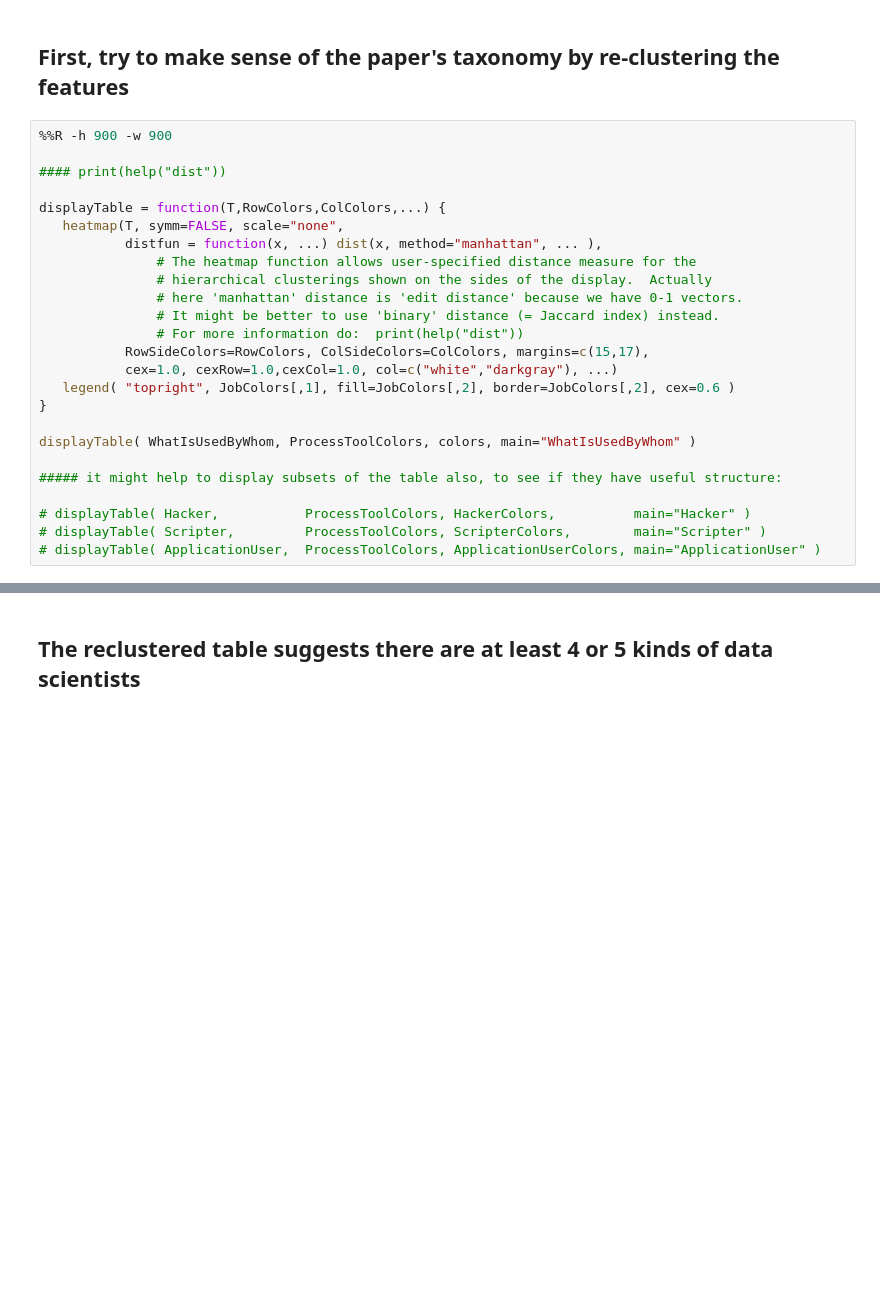
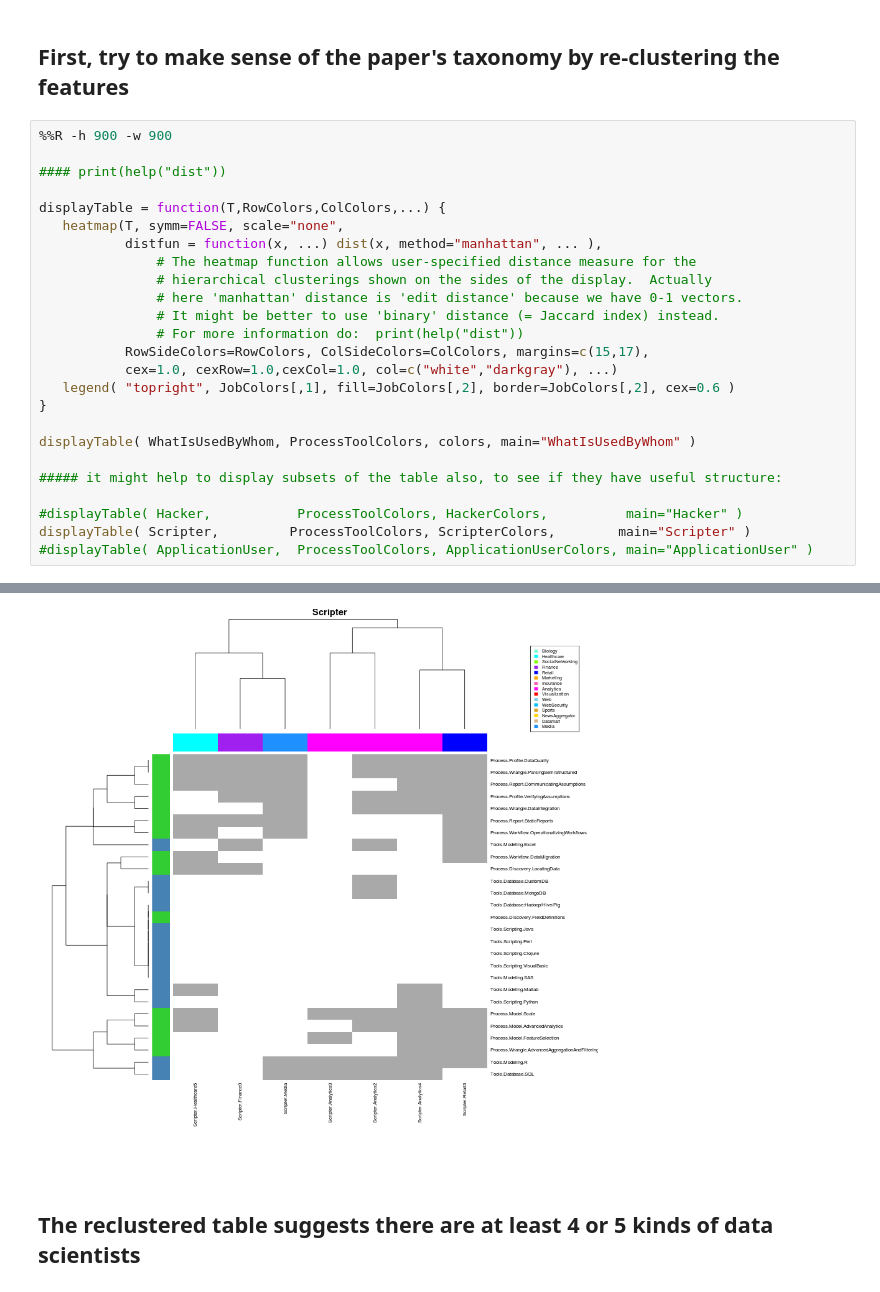
Before and after one commit to realmichaelzyy/cs249-2, a Jupyter notebook: hw3/MiniHW3_v2.01.ipynb, the cells around one changed output, grey strips where cells are left out. Cells and saved outputs as stored; diff of their text form; blank space fills up the shorter version.

```diff
--- a/hw3/MiniHW3_v2.01.ipynb
+++ b/hw3/MiniHW3_v2.01.ipynb
@@ -431,30 +414,31 @@ With data science tools perhaps we can do a better job than this.
 # %%
 %%R -h 900 -w 900
 
 #### print(help("dist"))
 
 displayTable = function(T,RowColors,ColColors,...) {
    heatmap(T, symm=FALSE, scale="none",
            distfun = function(x, ...) dist(x, method="manhattan", ... ),
                # The heatmap function allows user-specified distance measure for the
                # hierarchical clusterings shown on the sides of the display.  Actually
                # here 'manhattan' distance is 'edit distance' because we have 0-1 vectors.
                # It might be better to use 'binary' distance (= Jaccard index) instead.
                # For more information do:  print(help("dist"))
            RowSideColors=RowColors, ColSideColors=ColColors, margins=c(15,17),
            cex=1.0, cexRow=1.0,cexCol=1.0, col=c("white","darkgray"), ...)
    legend( "topright", JobColors[,1], fill=JobColors[,2], border=JobColors[,2], cex=0.6 )
 }
 
 displayTable( WhatIsUsedByWhom, ProcessToolColors, colors, main="WhatIsUsedByWhom" )
 
 ##### it might help to display subsets of the table also, to see if they have useful structure:
 
-# displayTable( Hacker,           ProcessToolColors, HackerColors,          main="Hacker" )
-# displayTable( Scripter,         ProcessToolColors, ScripterColors,        main="Scripter" )
-# displayTable( ApplicationUser,  ProcessToolColors, ApplicationUserColors, main="ApplicationUser" )
+#displayTable( Hacker,           ProcessToolColors, HackerColors,          main="Hacker" )
+displayTable( Scripter,         ProcessToolColors, ScripterColors,        main="Scripter" )
+#displayTable( ApplicationUser,  ProcessToolColors, ApplicationUserColors, main="ApplicationUser" )
 # %% [output]
 [figure]
+[figure, added]
 # %% [markdown]
 ## The reclustered table suggests there are at least 4 or 5 kinds of data scientists
 # %%
```
Also changed, not shown: parts of 15 cells of this notebook.
